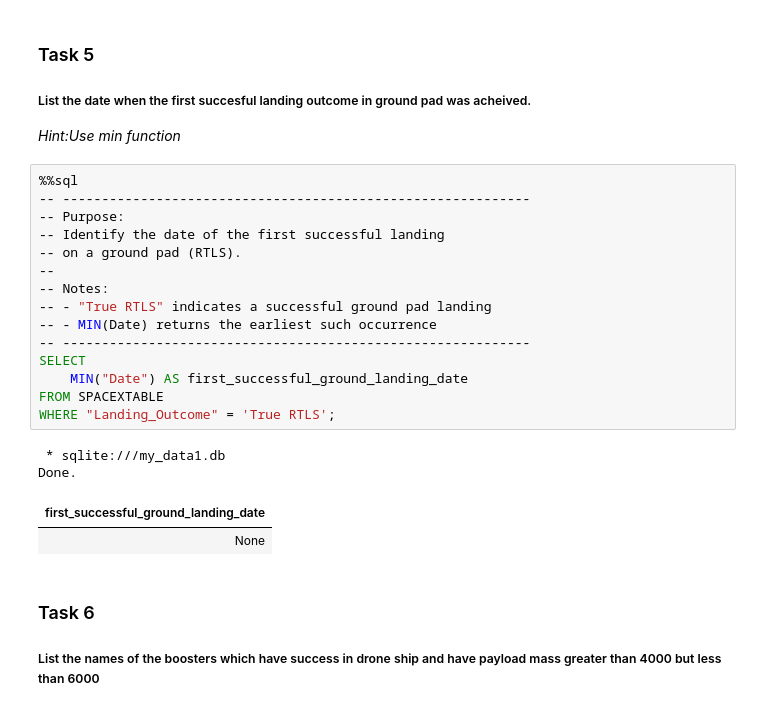
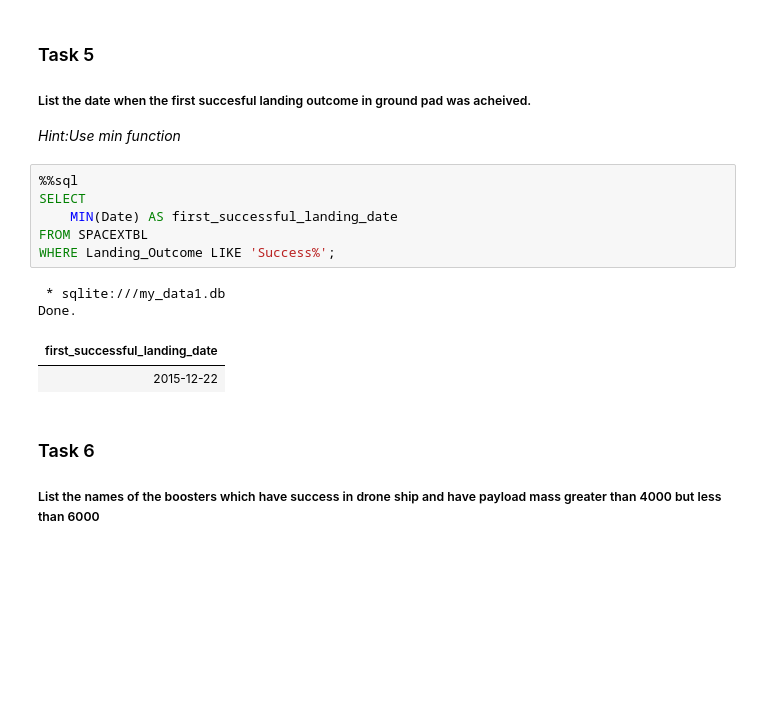
Before and after one commit to Dre2322/Coursera, a Jupyter notebook: IBM Data Science/Course10/Course10-eda-sql.ipynb, the cells around one changed output. Cells and saved outputs as stored; diff of their text form; blank space fills up the shorter version.

```diff
--- a/IBM Data Science/Course10/Course10-eda-sql.ipynb
+++ b/IBM Data Science/Course10/Course10-eda-sql.ipynb
@@ -194,24 +194,15 @@ Done.
 _Hint:Use min function_
 # %%
 %%sql
--- ------------------------------------------------------------
--- Purpose:
--- Identify the date of the first successful landing
--- on a ground pad (RTLS).
---
--- Notes:
--- - "True RTLS" indicates a successful ground pad landing
--- - MIN(Date) returns the earliest such occurrence
--- ------------------------------------------------------------
 SELECT
-    MIN("Date") AS first_successful_ground_landing_date
-FROM SPACEXTABLE
-WHERE "Landing_Outcome" = 'True RTLS';
+    MIN(Date) AS first_successful_landing_date
+FROM SPACEXTBL
+WHERE Landing_Outcome LIKE 'Success%';
 # %% [output]
  * sqlite:///my_data1.db
 Done.
-| first_successful_ground_landing_date |
-| None |
+| first_successful_landing_date |
+| 2015-12-22 |
 # %% [markdown]
 ### Task 6
 
```
Also changed, not shown: parts of 5 cells of this notebook, 4 other files.
